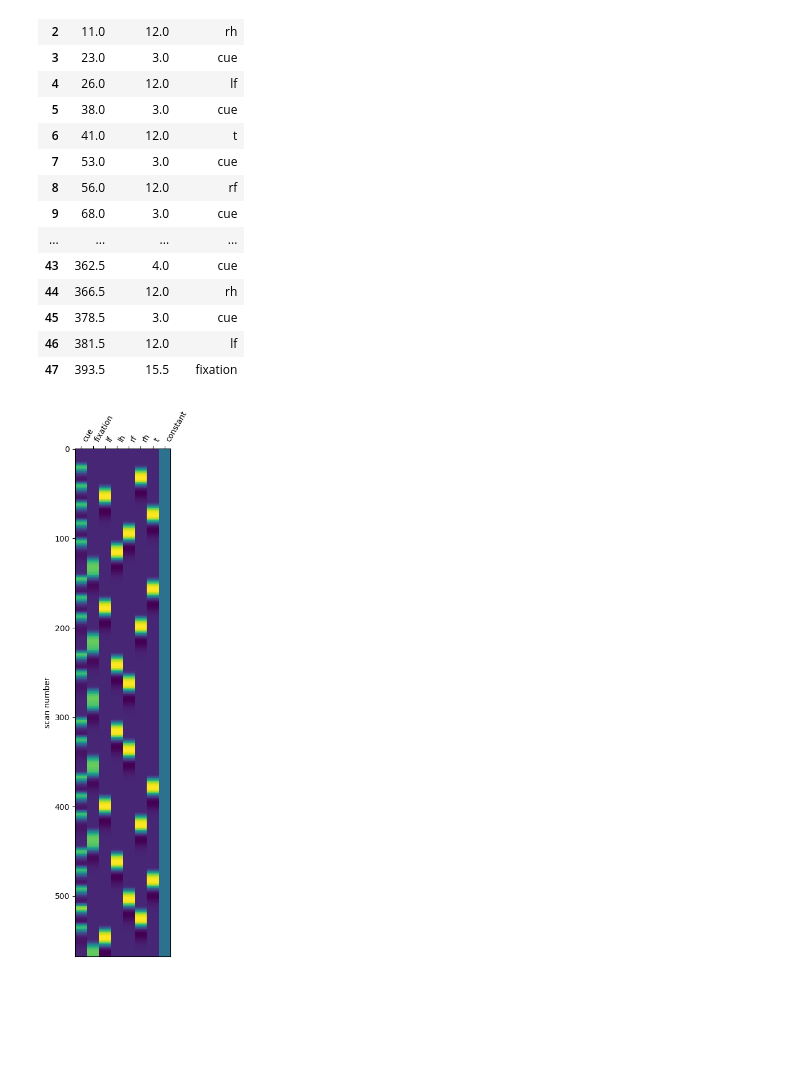
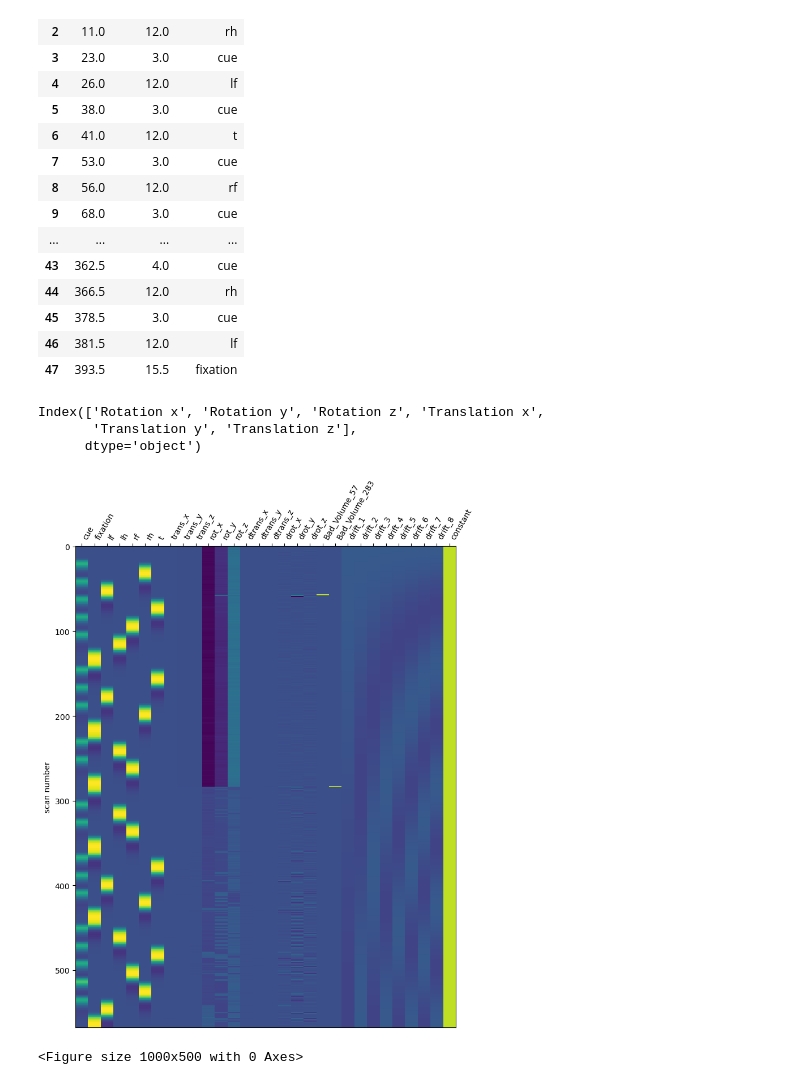
Before and after one commit to Tournedos/NSSP_project1_GroupK, a Jupyter notebook: GLM.ipynb, the cells around one changed output. Saved outputs shown, nothing was run; the diff lists cells and outputs as text; code cells hidden in the pictures; blank space fills up the shorter version.

```diff
--- a/GLM.ipynb
+++ b/GLM.ipynb
@@ -169,8 +145,68 @@ fmri_glm = fmri_glm.fit(fmri_img, events)
-# %%
-from nilearn.plotting import plot_design_matrix
-import matplotlib.pyplot as plt
-
-plot_design_matrix(fmri_glm.design_matrices_[0])
-plt.show()
-# %% [output]
-[figure, removed]
+# %%
+def load_mot_params_fsl_6_dof(path):
+    return pd.read_csv(path, sep='  ', header=None,
+            engine='python', names=['Rotation x', 'Rotation y', 'Rotation z','Translation x', 'Translation y', 'Translation z'])
+
+motion_param = load_mot_params_fsl_6_dof(op.join(preproc_root, 'sub-101410', 'func', 'sub-101410_task-motor_concat_varnorm_moco.par'))
+motion_param.keys()
+# %% [output]
+Index(['Rotation x', 'Rotation y', 'Rotation z', 'Translation x',
+       'Translation y', 'Translation z'],
+      dtype='object')
+# %%
+##### create basic design matrix
+from nilearn.glm.first_level import make_first_level_design_matrix, FirstLevelModel
+from nilearn.plotting import plot_design_matrix
+
+TR = 0.72 # from the .json file
+
+motion_path = op.join(preproc_root, 'sub-101410', 'func', 'sub-101410_task-motor_concat_varnorm_moco.par')
+motion_regressors = load_mot_params_fsl_6_dof(motion_path)
+
+# compute de derivative
+motion_derivatives = motion_regressors.diff().dropna()
+motion_with_derivatives = pd.concat([motion_regressors, motion_derivatives], axis=1)
+motion_with_derivatives.columns = ['trans_x', 'trans_y', 'trans_z', 'rot_x', 'rot_y', 'rot_z',
+                                   'dtrans_x', 'dtrans_y', 'dtrans_z', 'drot_x', 'drot_y', 'drot_z']
+
+motion_with_derivatives = motion_with_derivatives.fillna(0)
+
+bad_volumes = [57, 283] # outlier volume that we compute also in the preprocess files !
+n_scans = fmri_img.shape[-1]
+
+spike_array = np.zeros((n_scans, len(bad_volumes)))
+for i, vol in enumerate(bad_volumes):
+    spike_array[vol, i] = 1
+spike_regressors = pd.DataFrame(spike_array,
+                                columns=[f'Bad_Volume_{vol}' for vol in bad_volumes])
+all_regressors = pd.concat([motion_with_derivatives, spike_regressors], axis=1)
+
+design_matrix = make_first_level_design_matrix(
+    frame_times=np.arange(n_scans) * TR,
+    events=events,
+    hrf_model='spm',
+    drift_model='cosine',
+    high_pass=0.01,
+    add_regs=all_regressors.values,
+    add_reg_names=list(all_regressors.columns)
+)
+
+
+plot_design_matrix(design_matrix, rescale = False) # rescale = False to avoid the color problem due to outliers
+plt.figure(figsize=(10, 5))
+plt.show()
+
+# Specify what sort of GLM we want (nature of the noise, repetition time of the data and other parameters)
+fmri_glm = FirstLevelModel(t_r=TR, # from the .json file
+                           noise_model='ar1',
+                           standardize=False,
+                           hrf_model='spm',
+                           drift_model= 'cosine',
+                           high_pass=.01,
+                          )
+
+# Fit the model to our design and data
+fmri_glm = fmri_glm.fit(fmri_img, design_matrices=design_matrix)
+# %% [output]
+[figure, added]
+<Figure size 1000x500 with 0 Axes>
```
Also changed, not shown: parts of 19 cells of this notebook.
